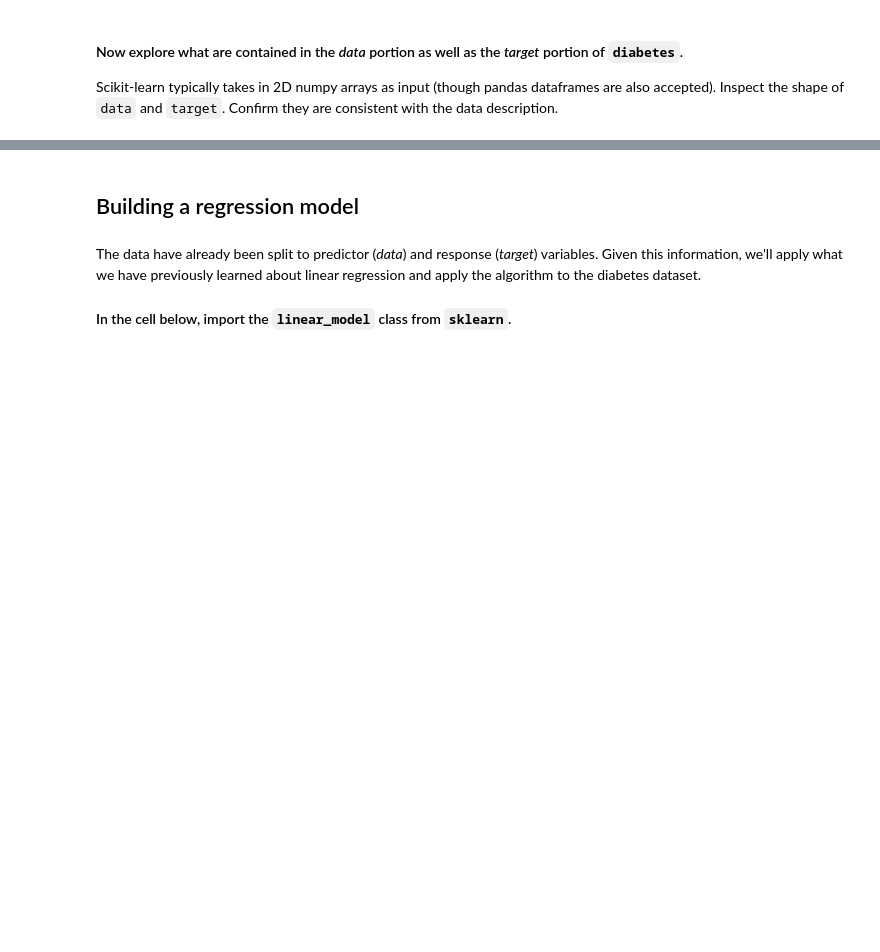
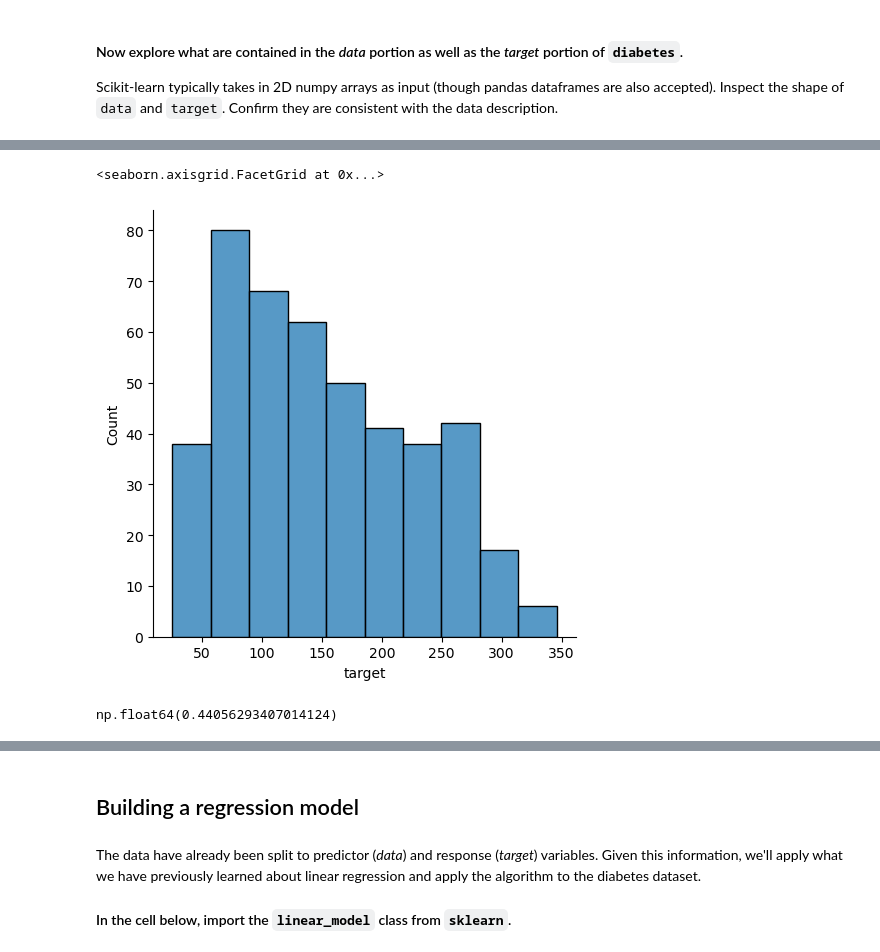
Before and after one commit to danilaviaart-lgtm/ds_curso, a Jupyter notebook: 3-Machine Learning/1-Supervisado/1-Regression/1-Linear_Regression/ejercicios/2 Diabetes.ipynb, the cells around one changed output, grey strips where cells are left out. Cells and saved outputs as stored; diff of their text form; code cells hidden in the pictures; blank space fills up the shorter version.

```diff
--- a/3-Machine Learning/1-Supervisado/1-Regression/1-Linear_Regression/ejercicios/2 Diabetes.ipynb
+++ b/3-Machine Learning/1-Supervisado/1-Regression/1-Linear_Regression/ejercicios/2 Diabetes.ipynb
@@ -133,0 +127,9 @@ np.float64(0.44056293407014124)
+# %%
+sns.displot(df['target'])
+# %% [output]
+<seaborn.axisgrid.FacetGrid at 0x...>
+[figure, added]
+# %%
+df['target'].skew()
+# %% [output]
+np.float64(0.44056293407014124)
```
Also changed, not shown: parts of 48 cells of this notebook, 9 other files.
